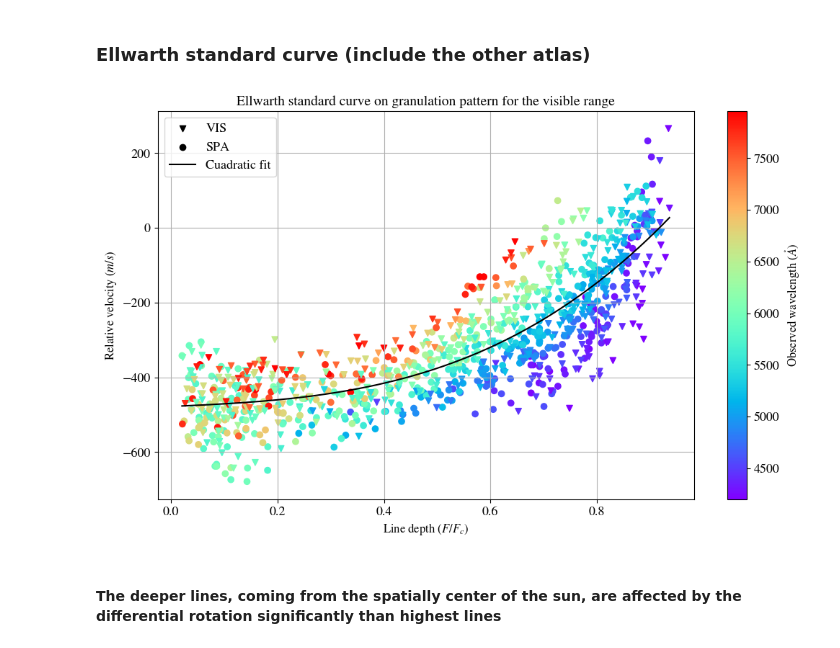
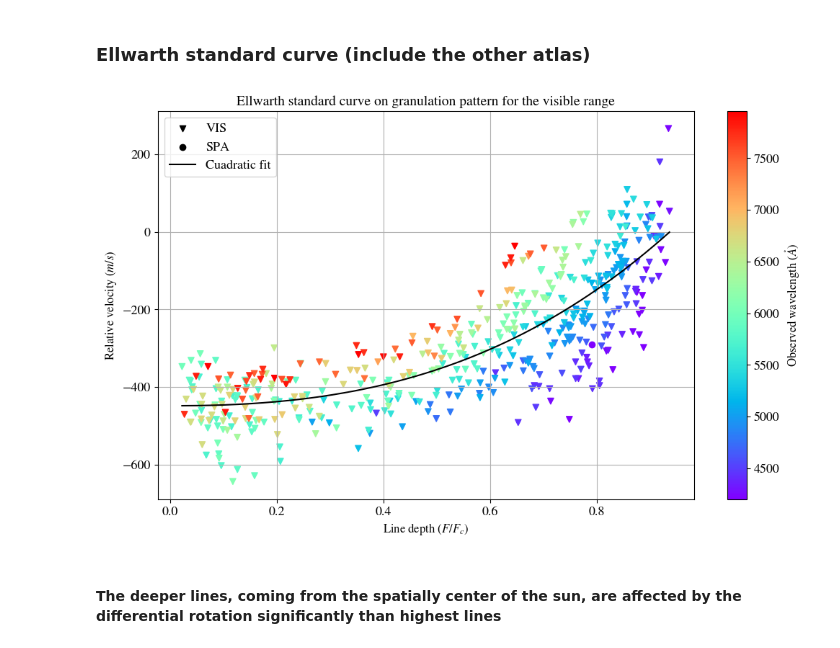
Before and after one commit to ccuellarn/Measurement-and-Characterization-of-Granulation-Patterns-in-the-IAG-Solar-Flux-Spectrum, a Jupyter notebook: Project/Characterization/Third signature/Velocity dependence.ipynb, the cells around one changed output. Cells and saved outputs as stored; diff of their text form; code cells hidden in the pictures.

```diff
--- a/Project/Characterization/Third signature/Velocity dependence.ipynb
+++ b/Project/Characterization/Third signature/Velocity dependence.ipynb
@@ -32,10 +32,9 @@ plt.rcParams.update(params)
 # %%
 #Lines from the excel files
 VIS_data = pd.read_excel(r"C:\Users\clauw\Documents\Programming\Final-Project\Project\IAG Solar Flux Atlas\Visible range\Data\valores_VIS.xlsx")
-VIS_data = VIS_data[VIS_data["Observed wavelength"].between(4000,8000,inclusive='right')]
 NIR_data = pd.read_excel(r"C:\Users\clauw\Documents\Programming\Final-Project\Project\IAG Solar Flux Atlas\Infrared range\Data\valores_NIR.xlsx")
 SPA_data = pd.read_excel(r"C:\Users\clauw\Documents\Programming\Final-Project\Project\IAG Spatially Resolved Atlas\values_SPA.xlsx")
-ALL_data = pd.concat([VIS_data,NIR_data],axis=0).reset_index(drop=True)
+ALL_data = pd.concat([VIS_data,NIR_data],axis=0).drop_duplicates('Observed wavelength',keep='first').reset_index(drop=True) #Dont take repeated values when concatenate
 
 #colors for the plot
 colors_fit = ['purple','blue','cyan','green','yellow','orange','red','brown','darkred']
@@ -82,31 +81,34 @@ ax.grid()
 # %%
 fig4, ax = plt.subplots(1,1,figsize=(12,7))
 
-pol = Polynomial.fit(pd.concat([1-VIS_data['Flux'],1-SPA_data['Flux']],axis=0),pd.concat([VIS_data['Velocity'],SPA_data['Velocity']],axis=0), 3)
+#Take the same range for the Ellwarth
+VIS_data = VIS_data[VIS_data['Emitted wavelength'].between(min(SPA_data['Emitted wavelength']),min(SPA_data['Emitted wavelength']))].reset_index(drop=True)
+
+pol = Polynomial.fit(pd.concat([VIS_data['Line Depth'],SPA_data['Line Depth']],axis=0),pd.concat([VIS_data['Velocity'],SPA_data['Velocity']],axis=0), 3)
 param = pol.convert().coef
-values_flux = np.linspace(min(pd.concat([1-VIS_data['Flux'],1-SPA_data['Flux']],axis=0)), max(pd.concat([1-VIS_data['Flux'],1-SPA_data['Flux']],axis=0)), len(pd.concat([1-VIS_data['Flux'],1-SPA_data['Flux']],axis=0)))
+values_flux = np.linspace(min(pd.concat([VIS_data['Line Depth'],SPA_data['Line Depth']],axis=0)), max(pd.concat([VIS_data['Line Depth'],SPA_data['Line Depth']],axis=0)), len(pd.concat([VIS_data['Line Depth'],SPA_data['Line Depth']],axis=0)))
 flux_fit = poly.polyval(values_flux,param)
 
-scatter = ax.scatter(1-VIS_data['Flux'],VIS_data['Velocity'],c=VIS_data["Observed wavelength"],cmap='rainbow',lw=1,marker='o')
-scatter = ax.scatter(1-SPA_data['Flux'],SPA_data['Velocity'],c=SPA_data["Observed wavelength"],cmap='rainbow',lw=1,marker='v')
+scatter = ax.scatter(VIS_data['Line Depth'],VIS_data['Velocity'],c=VIS_data["Observed wavelength"],cmap='rainbow',lw=1,marker='o')
+scatter = ax.scatter(SPA_data['Line Depth'],SPA_data['Velocity'],c=SPA_data["Observed wavelength"],cmap='rainbow',lw=1,marker='v')
 
 cbar = plt.colorbar(scatter, ax=ax)
 cbar.set_label(r'Observed wavelength $(\mathring{A})$', fontsize=12)
 
 ax.scatter([],[],marker='v',color='k',label='VIS')
 ax.scatter([],[],marker='o',color='k',label='SPA')
 
 ax.plot(values_flux,flux_fit,color='k',label='Cuadratic fit')
 
 ax.set_title('Ellwarth standard curve on granulation pattern for the visible range',fontsize=14)
 ax.set_xlabel(r'Line depth $(F/F_{c})$',fontsize=12)
 ax.set_ylabel(r'Relative velocity $(m/s)$',fontsize=12)
 ax.legend()
 ax.grid()
 
 # fig4.savefig('Standard curve_Ellwarth.pdf')
 # %% [output]
-[figure, old version]
+[figure, new version]
 # %% [markdown]
 #### The deeper lines, coming from the spatially center of the sun, are affected by the differential rotation significantly than highest lines
 # %% [markdown]
```
Also changed, not shown: parts of 2 cells of this notebook.
